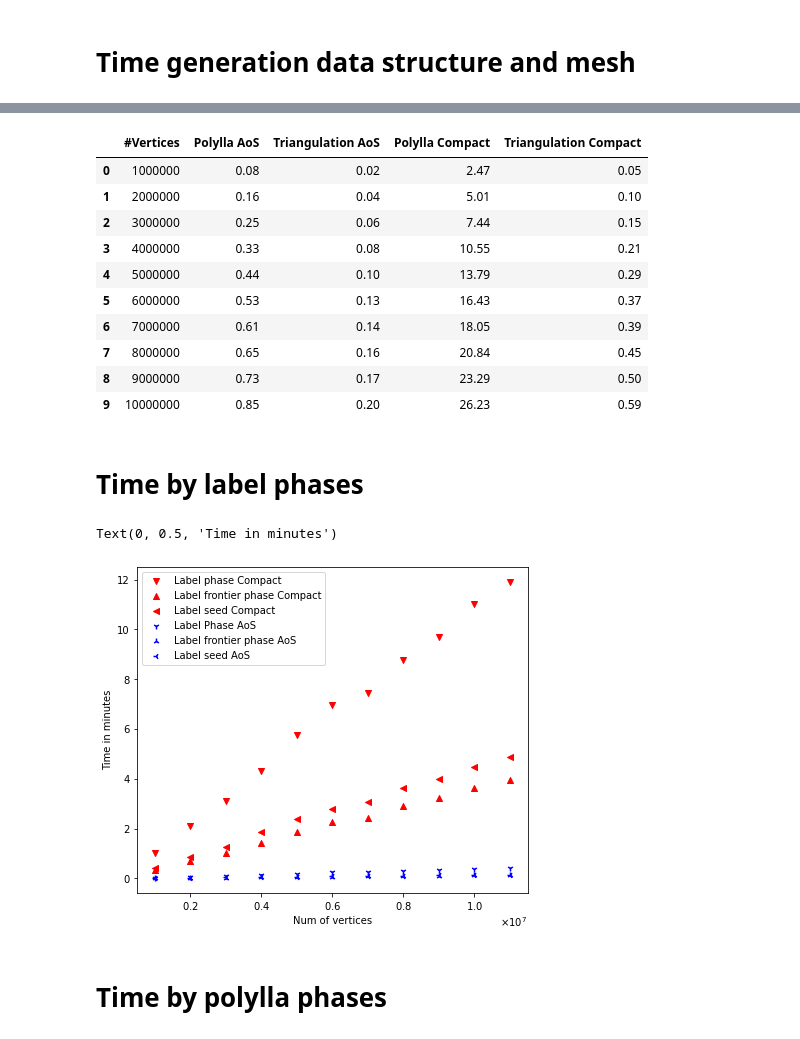
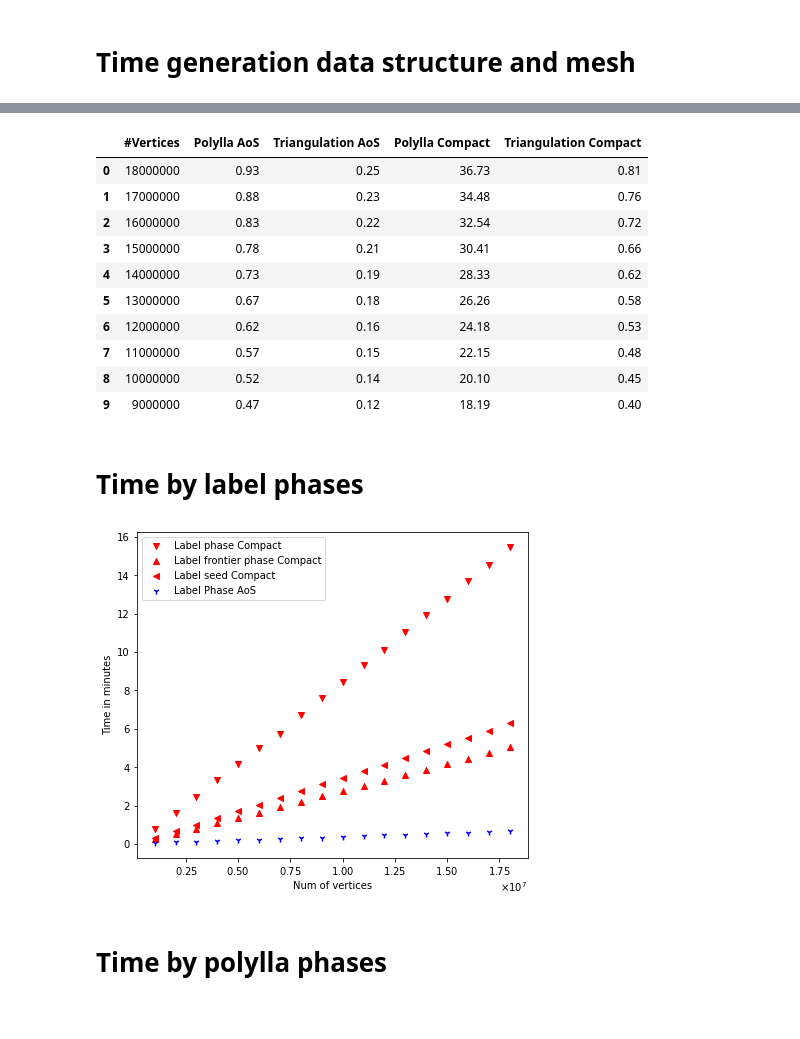
Before and after one commit to ssalinasfe/Compact-Polylla-Mesh, a Jupyter notebook: pruebas/output/plots.ipynb, the cells around one changed output, grey strips where cells are left out. Drawn from its saved outputs; the diff is of its cells as text; code cells hidden in the pictures.

```diff
--- a/pruebas/output/plots.ipynb
+++ b/pruebas/output/plots.ipynb
@@ -106,43 +111,51 @@ Text(0, 0.5, 'Time in minutes')
 # %%
 from pandasql import sqldf
 pysqldf = lambda q: sqldf(q, globals())
+'''
+q = """SELECT data_time_table.n_vertices as "#Vertices", data_time_table.time_to_generate_polygonal_mesh as "Polylla AoS", data_time_table.time_triangulation_generation as "Triangulation AoS", data_time_compact_table.time_to_generate_polygonal_mesh as "Polylla Compact", data_time_compact_table.time_triangulation_generation as "Triangulation Compact"
+    FROM data_time_table, data_time_compact_table
+    WHERE data_time_table.n_vertices = data_time_compact_table.n_vertices
+    ORDER BY data_time_table.n_vertices
+    LIMIT 10;"""
+'''
 
 q = """SELECT data_time.n_vertices as "#Vertices", data_time.time_to_generate_polygonal_mesh as "Polylla AoS", data_time.time_triangulation_generation as "Triangulation AoS", data_time_compact.time_to_generate_polygonal_mesh as "Polylla Compact", data_time_compact.time_triangulation_generation as "Triangulation Compact"
     FROM data_time, data_time_compact
     WHERE data_time.n_vertices = data_time_compact.n_vertices
-    ORDER BY data_time.n_vertices
-    LIMIT 10;"""
+    ORDER BY data_time.n_vertices Desc
+    LIMIT 10"""
 
 pysqldf(q).round(2)
 # %% [output]
 |  | #Vertices | Polylla AoS | Triangulation AoS | Polylla Compact | Triangulation Compact |
-| 0 | 1000000 | 0.08 | 0.02 | 2.47 | 0.05 |
-| 1 | 2000000 | 0.16 | 0.04 | 5.01 | 0.10 |
-| 2 | 3000000 | 0.25 | 0.06 | 7.44 | 0.15 |
-| 3 | 4000000 | 0.33 | 0.08 | 10.55 | 0.21 |
-| 4 | 5000000 | 0.44 | 0.10 | 13.79 | 0.29 |
-| 5 | 6000000 | 0.53 | 0.13 | 16.43 | 0.37 |
-| 6 | 7000000 | 0.61 | 0.14 | 18.05 | 0.39 |
-| 7 | 8000000 | 0.65 | 0.16 | 20.84 | 0.45 |
-| 8 | 9000000 | 0.73 | 0.17 | 23.29 | 0.50 |
-| 9 | 10000000 | 0.85 | 0.20 | 26.23 | 0.59 |
+| 0 | 18000000 | 0.93 | 0.25 | 36.73 | 0.81 |
+| 1 | 17000000 | 0.88 | 0.23 | 34.48 | 0.76 |
+| 2 | 16000000 | 0.83 | 0.22 | 32.54 | 0.72 |
+| 3 | 15000000 | 0.78 | 0.21 | 30.41 | 0.66 |
+| 4 | 14000000 | 0.73 | 0.19 | 28.33 | 0.62 |
+| 5 | 13000000 | 0.67 | 0.18 | 26.26 | 0.58 |
+| 6 | 12000000 | 0.62 | 0.16 | 24.18 | 0.53 |
+| 7 | 11000000 | 0.57 | 0.15 | 22.15 | 0.48 |
+| 8 | 10000000 | 0.52 | 0.14 | 20.10 | 0.45 |
+| 9 | 9000000 | 0.47 | 0.12 | 18.19 | 0.40 |
 # %% [markdown]
 # Time by label phases
 # %%
 plt.scatter(data_time_compact.n_vertices, data_time_compact.time_to_label_max_edges, c="red",marker="v", label='Label phase Compact')
 plt.scatter(data_time_compact.n_vertices, data_time_compact.time_to_label_frontier_edges, c="red",marker="^", label='Label frontier phase Compact')
 plt.scatter(data_time_compact.n_vertices, data_time_compact.time_to_label_seed_edges, c="red",marker="<", label='Label seed Compact')
 
-plt.scatter(data_time.n_vertices, data_time.time_to_label_max_edges, c="blue" ,marker="1",  label='Label Phase AoS')
-plt.scatter(data_time.n_vertices, data_time.time_to_label_frontier_edges, c="blue" ,marker="2",  label='Label frontier phase AoS')
-plt.scatter(data_time.n_vertices, data_time.time_to_label_seed_edges, c="blue" ,marker="3",  label='Label seed AoS')
+plt.scatter(data_time.n_vertices, data_time.time_to_label_total, c="blue" ,marker="1",  label='Label Phase AoS')
+#plt.scatter(data_time.n_vertices, data_time.time_to_label_max_edges, c="blue" ,marker="1",  label='Label Phase AoS')
+#plt.scatter(data_time.n_vertices, data_time.time_to_label_frontier_edges, c="blue" ,marker="2",  label='Label frontier phase AoS')
+#plt.scatter(data_time.n_vertices, data_time.time_to_label_seed_edges, c="blue" ,marker="3",  label='Label seed AoS')
 plt.legend()
 plt.ticklabel_format(style='sci', useMathText=True,  axis='x', scilimits=(0,0))
 plt.xlabel("Num of vertices")
 plt.ylabel("Time in minutes")
+plt.savefig(r'time_label_phases.pdf', bbox_inches='tight', dpi=300)
 # %% [output]
-Text(0, 0.5, 'Time in minutes')
-[figure, old version]
+[figure, new version]
 # %% [markdown]
 # Time by polylla phases
 # %%
```
Also changed, not shown: parts of 6 cells of this notebook, 52 other files.
